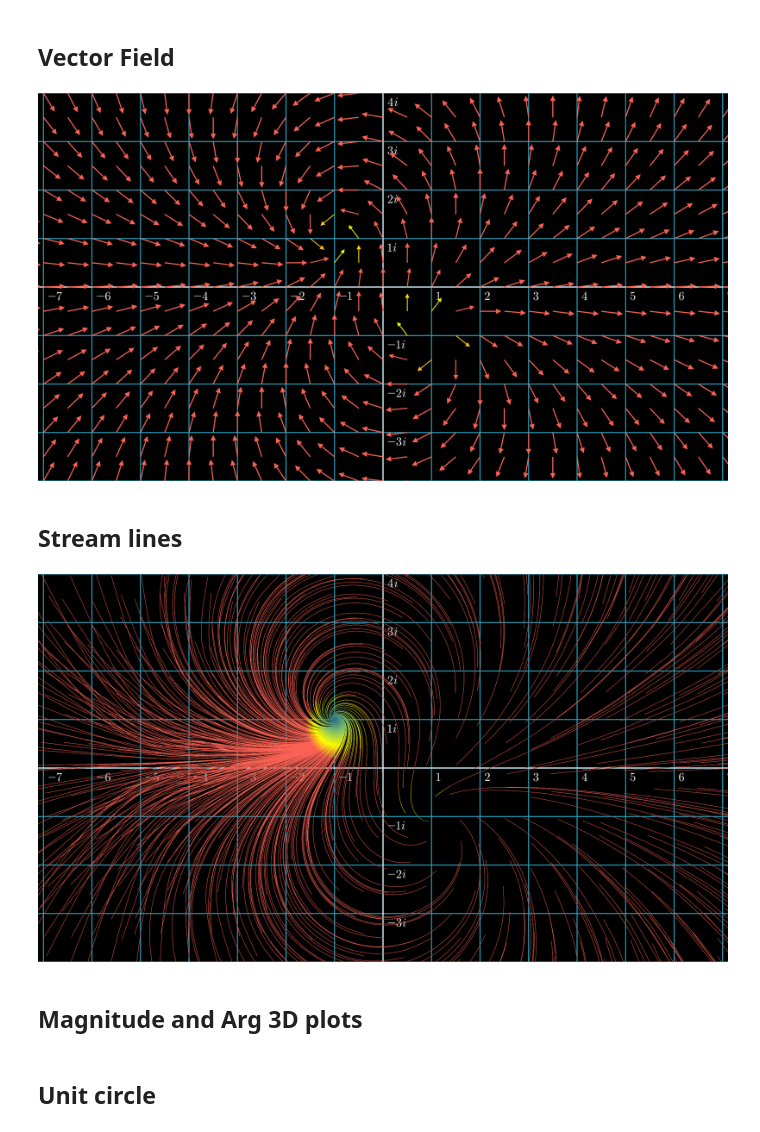
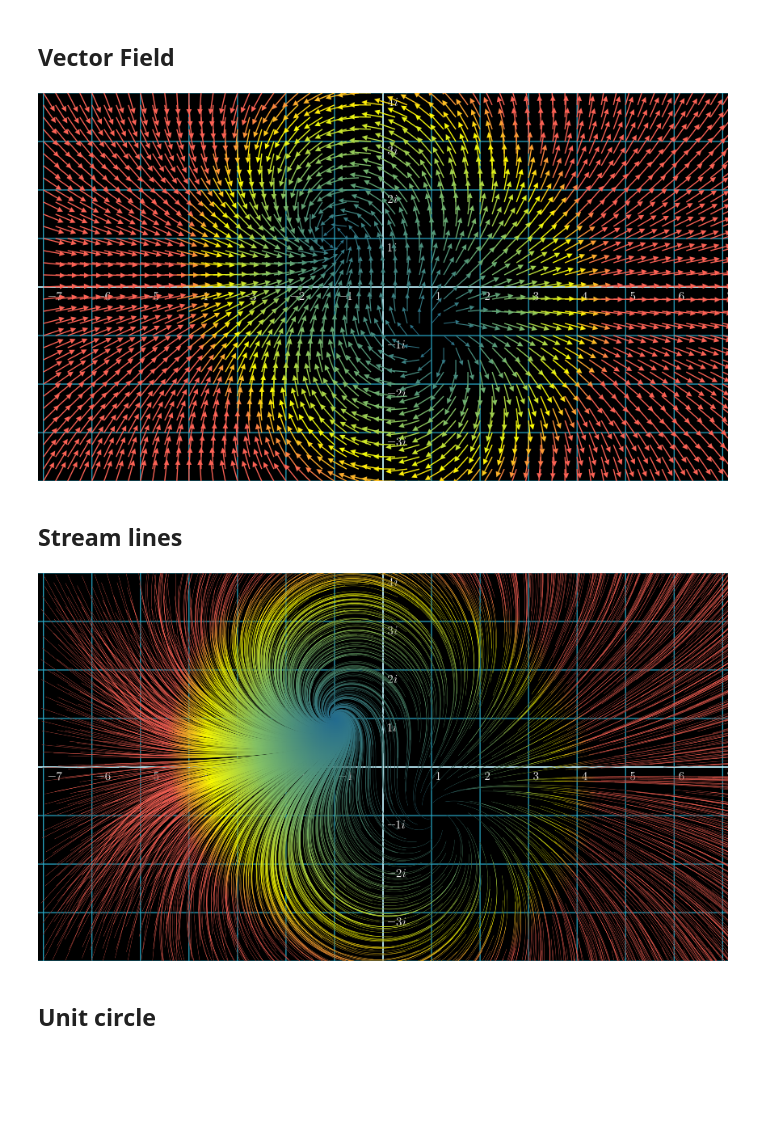
Before and after one commit to kieran-pringle/jupyter-notebooks, a Jupyter notebook: complex-analysis/graphing.ipynb, the cells around one changed output. Saved outputs shown, nothing was run; the diff lists cells and outputs as text; code cells hidden in the pictures; blank space fills up the shorter version.

Commit message:
Improved vector drawing

```diff
--- a/complex-analysis/graphing.ipynb
+++ b/complex-analysis/graphing.ipynb
@@ -53,29 +56,34 @@ class TransformPolar(Scene):
 # %% [markdown]
 ## Vector Field
 # %%
-%%manim -v ERROR -qh -s ComplexVectorField
+%%manim -v ERROR -ql -s ComplexVectorField
 
 def vector_conversion(pos):
     f_in = complex(pos[0], pos[1])
     f_out = safe_f(f_in)
     diff = f_out - f_in
-    #return diff.real * RIGHT + diff.imag * UP
     return f_out.real * RIGHT + f_out.imag * UP
 
 class ComplexVectorField(Scene):
     def construct(self):
         func = lambda pos: vector_conversion(pos)
         plane = ComplexPlane(
             x_range=[-10, 10, 1],
             y_range=[-10, 10, 1]
         ).add_coordinates()
-        self.add(plane, ArrowVectorField(func))
+        vector_field = ArrowVectorField(
+            func,
+            x_range=[-7,7,0.25],
+            y_range=[-4,4, 0.25],
+            max_color_scheme_value=20
+        )
+        self.add(plane, vector_field)
 # %% [output]
-[figure, old version]
+[figure, new version]
 # %% [markdown]
 ## Stream lines
 # %%
-%%manim -v ERROR -qh -s ComplexStreamLines
+%%manim -v ERROR -ql -s ComplexStreamLines
 
 class ComplexStreamLines(Scene):
     def construct(self):
@@ -84,11 +92,16 @@ class ComplexStreamLines(Scene):
             x_range=[-10, 10, 1],
             y_range=[-10, 10, 1]
         ).add_coordinates()
-        self.add(plane, StreamLines(func))
+        stream_lines = StreamLines(
+            func,
+            x_range=[-7,7,0.25],
+            y_range=[-4,4, 0.25],
+            virtual_time=2,
+            max_color_scheme_value=20
+        )
+        self.add(plane, stream_lines)
 # %% [output]
-[figure, old version]
+[figure, new version]
-# %% [markdown]
-## Magnitude and Arg 3D plots
 # %% [markdown]
 ## Unit circle
 # %%
```
Also changed, not shown: parts of 1 cell of this notebook.
